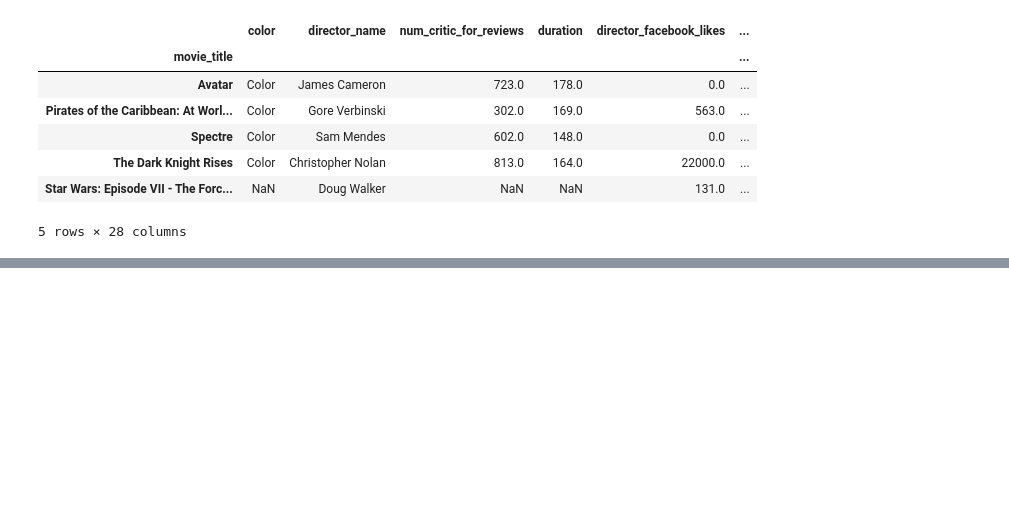
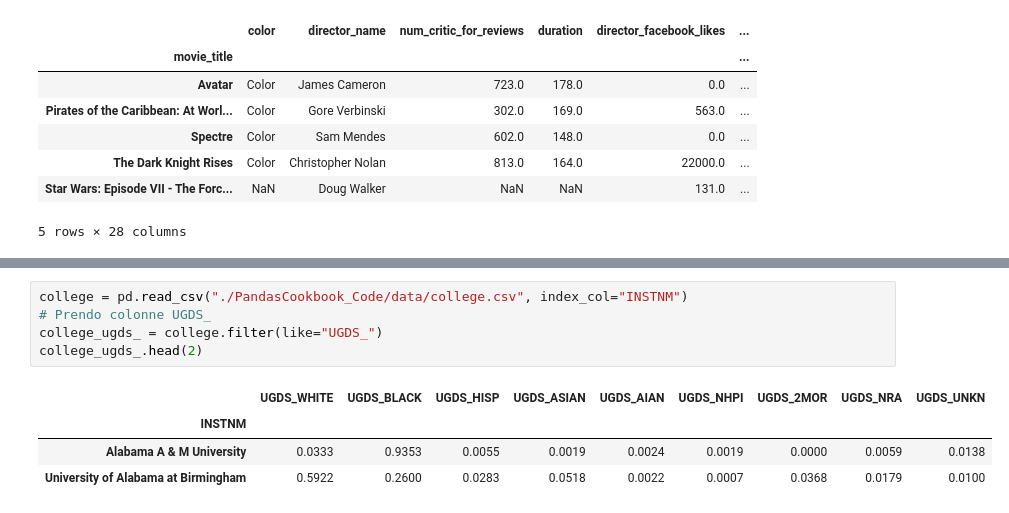
Before and after one commit to dia006/0Python, a Jupyter notebook: 08 - Pandas.ipynb, the cells around one changed output, grey strips where cells are left out. Drawn from its saved outputs; the diff is of its cells as text; blank space fills up the shorter version.

```diff
--- a/08 - Pandas.ipynb
+++ b/08 - Pandas.ipynb
@@ -142,0 +280,10 @@ movie.head()
+# %%
+college = pd.read_csv("./PandasCookbook_Code/data/college.csv", index_col="INSTNM")
+# Prendo colonne UGDS_
+college_ugds_ = college.filter(like="UGDS_")
+college_ugds_.head(2)
+# %% [output]
+|  | UGDS_WHITE | UGDS_BLACK | UGDS_HISP | UGDS_ASIAN | UGDS_AIAN | UGDS_NHPI | UGDS_2MOR | UGDS_NRA | UGDS_UNKN |
+| INSTNM |  |  |  |  |  |  |  |  |  |
+| Alabama A & M University | 0.0333 | 0.9353 | 0.0055 | 0.0019 | 0.0024 | 0.0019 | 0.0000 | 0.0059 | 0.0138 |
+| University of Alabama at Birmingham | 0.5922 | 0.2600 | 0.0283 | 0.0518 | 0.0022 | 0.0007 | 0.0368 | 0.0179 | 0.0100 |
```
Also changed, not shown: parts of 17 cells of this notebook.
